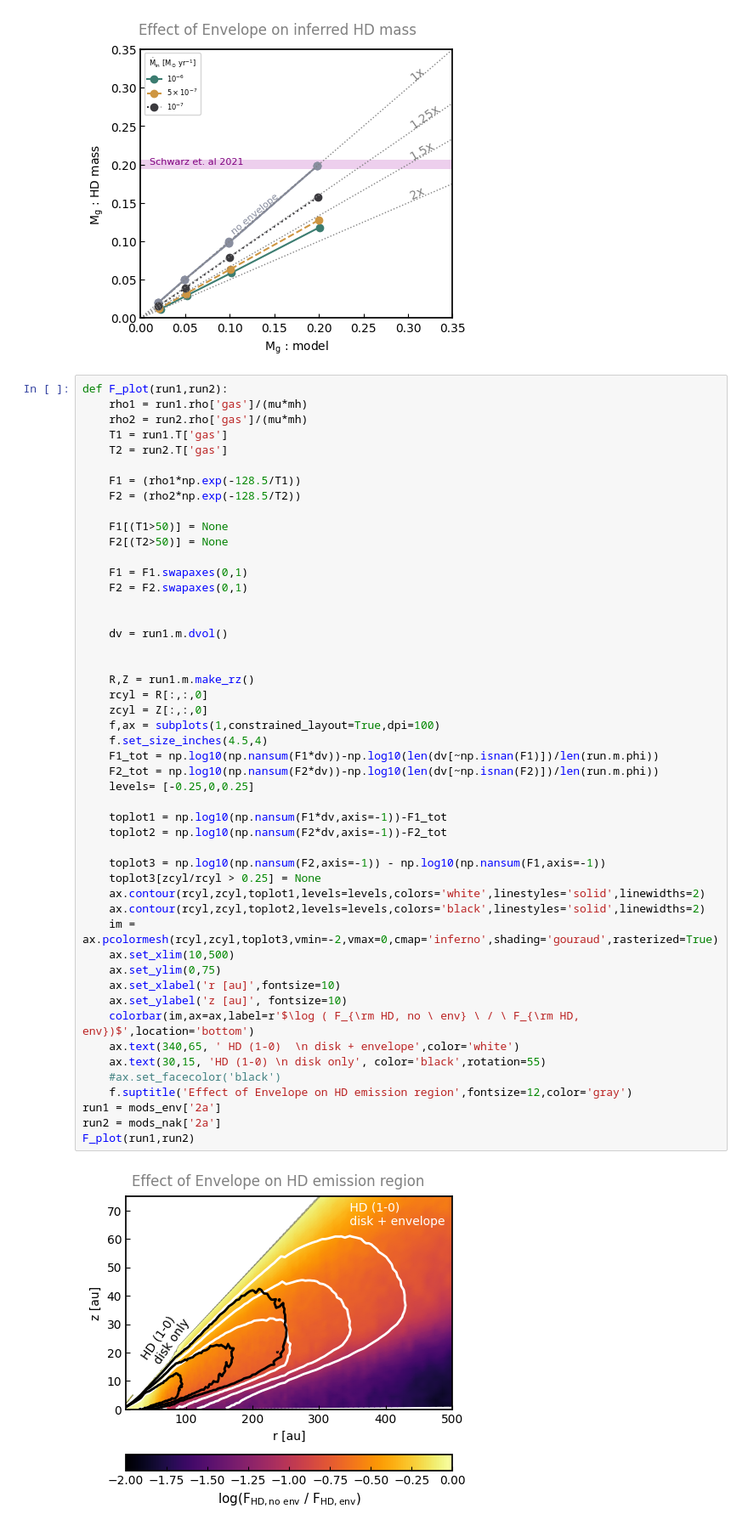
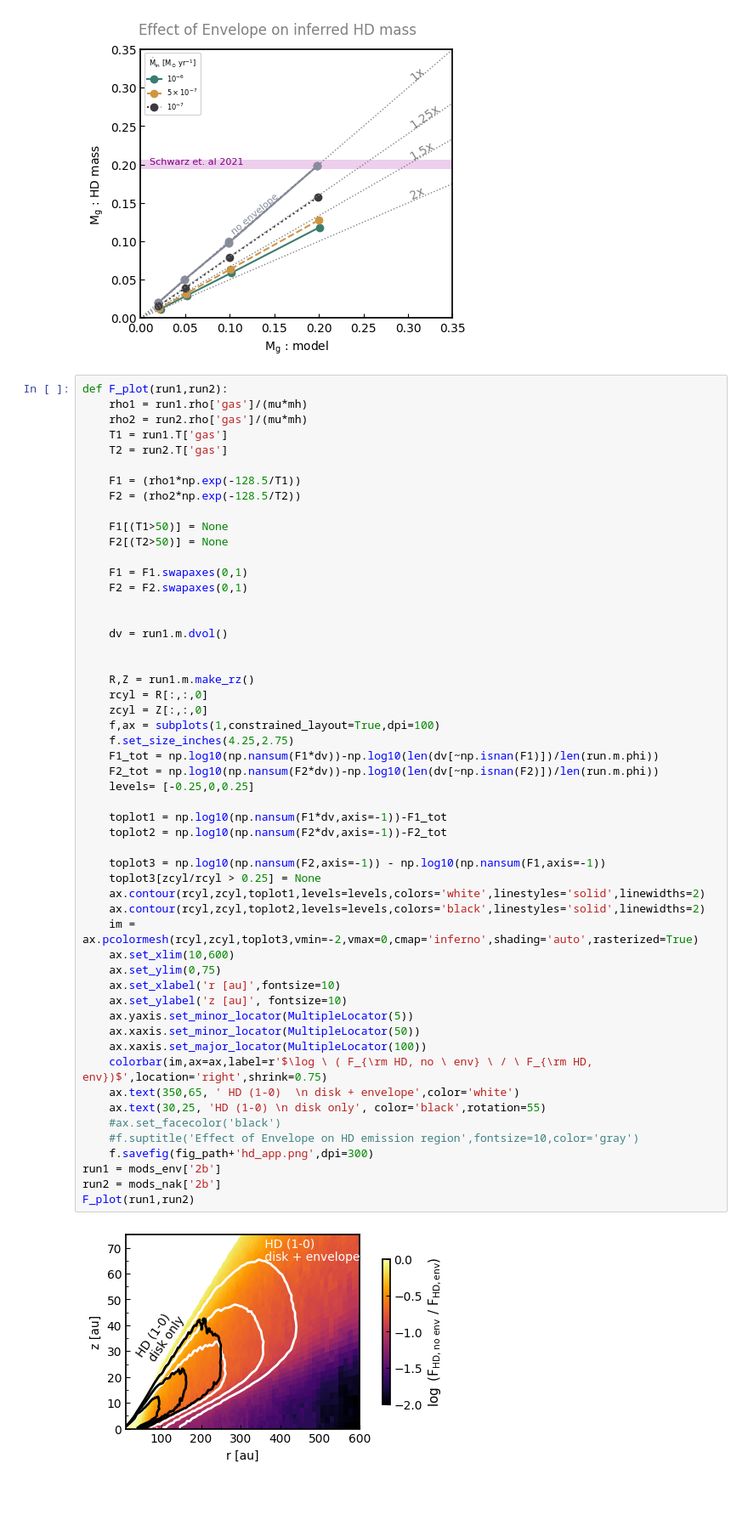
Before and after one commit to uconn-origins/wedgeford, a Jupyter notebook: Trz_analysis.ipynb, the cells around one changed output. Shown at 85% size. Saved outputs shown, nothing was run; the diff lists cells and outputs as text; blank space fills up the shorter version.

```diff
--- a/Trz_analysis.ipynb
+++ b/Trz_analysis.ipynb
@@ -1287,43 +1452,47 @@ def F_plot(run1,run2):
     F2[(T2>50)] = None
 
     F1 = F1.swapaxes(0,1)
     F2 = F2.swapaxes(0,1)
 
 
     dv = run1.m.dvol()
 
 
     R,Z = run1.m.make_rz()
     rcyl = R[:,:,0]
     zcyl = Z[:,:,0]
     f,ax = subplots(1,constrained_layout=True,dpi=100)
-    f.set_size_inches(4.5,4)
+    f.set_size_inches(4.25,2.75)
     F1_tot = np.log10(np.nansum(F1*dv))-np.log10(len(dv[~np.isnan(F1)])/len(run.m.phi))
     F2_tot = np.log10(np.nansum(F2*dv))-np.log10(len(dv[~np.isnan(F2)])/len(run.m.phi))
     levels= [-0.25,0,0.25]
 
     toplot1 = np.log10(np.nansum(F1*dv,axis=-1))-F1_tot
     toplot2 = np.log10(np.nansum(F2*dv,axis=-1))-F2_tot
 
     toplot3 = np.log10(np.nansum(F2,axis=-1)) - np.log10(np.nansum(F1,axis=-1))
     toplot3[zcyl/rcyl > 0.25] = None
     ax.contour(rcyl,zcyl,toplot1,levels=levels,colors='white',linestyles='solid',linewidths=2)
     ax.contour(rcyl,zcyl,toplot2,levels=levels,colors='black',linestyles='solid',linewidths=2)
-    im = ax.pcolormesh(rcyl,zcyl,toplot3,vmin=-2,vmax=0,cmap='inferno',shading='gouraud',rasterized=True)
-    ax.set_xlim(10,500)
+    im = ax.pcolormesh(rcyl,zcyl,toplot3,vmin=-2,vmax=0,cmap='inferno',shading='auto',rasterized=True)
+    ax.set_xlim(10,600)
     ax.set_ylim(0,75)
     ax.set_xlabel('r [au]',fontsize=10)
     ax.set_ylabel('z [au]', fontsize=10)
-    colorbar(im,ax=ax,label=r'$\log ( F_{\rm HD, no \ env} \ / \ F_{\rm HD, env})$',location='bottom')
-    ax.text(340,65, ' HD (1-0)  \n disk + envelope',color='white')
-    ax.text(30,15, 'HD (1-0) \n disk only', color='black',rotation=55)
+    ax.yaxis.set_minor_locator(MultipleLocator(5))
+    ax.xaxis.set_minor_locator(MultipleLocator(50))
+    ax.xaxis.set_major_locator(MultipleLocator(100))
+    colorbar(im,ax=ax,label=r'$\log \ ( F_{\rm HD, no \ env} \ / \ F_{\rm HD, env})$',location='right',shrink=0.75)
+    ax.text(350,65, ' HD (1-0)  \n disk + envelope',color='white')
+    ax.text(30,25, 'HD (1-0) \n disk only', color='black',rotation=55)
     #ax.set_facecolor('black')
-    f.suptitle('Effect of Envelope on HD emission region',fontsize=12,color='gray')
-run1 = mods_env['2a']
-run2 = mods_nak['2a']
+    #f.suptitle('Effect of Envelope on HD emission region',fontsize=10,color='gray')
+    f.savefig(fig_path+'hd_app.png',dpi=300)
+run1 = mods_env['2b']
+run2 = mods_nak['2b']
 F_plot(run1,run2)
 # %% [output]
-[figure, old version]
+[figure, new version]
 # %%
 def M_tot(run,fluid,rcut=700):
     r,z = run.m.make_rz()
```
Also changed, not shown: parts of 6 cells of this notebook, 45 other files.
